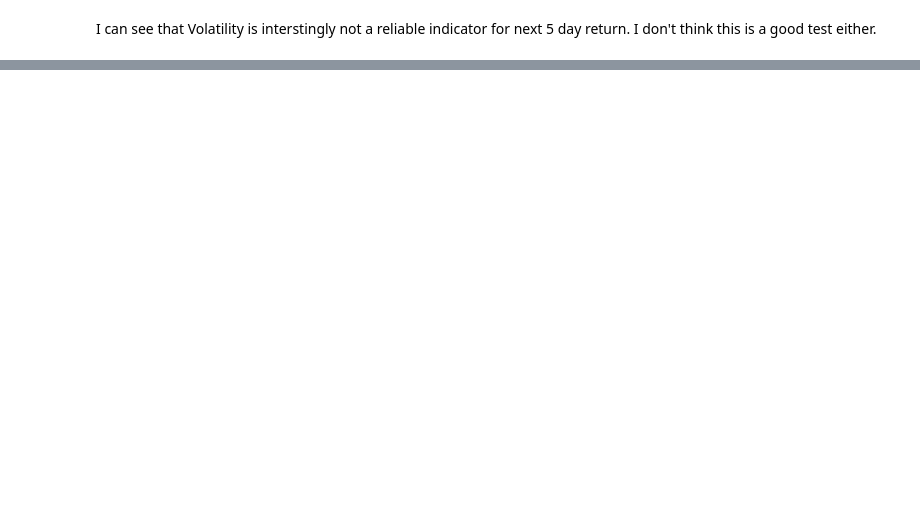
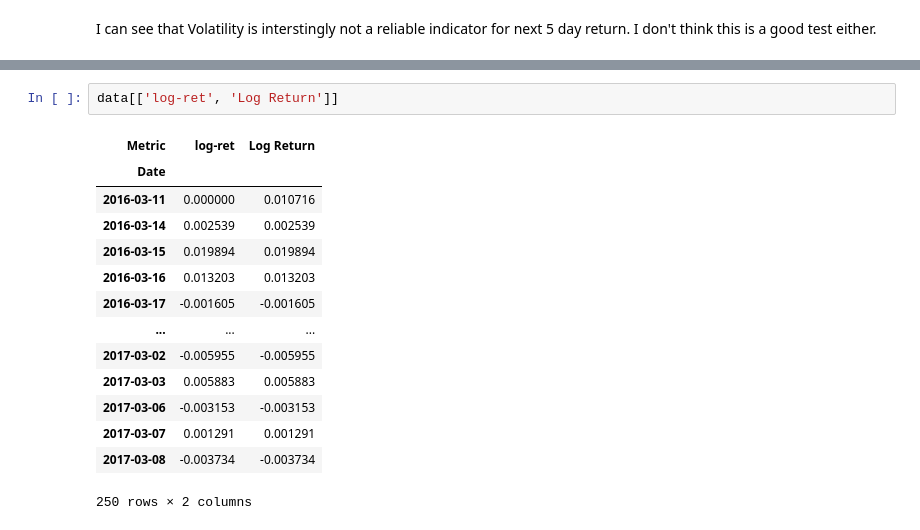
Before and after one commit to sanyam-dev/precog_test, a Jupyter notebook: task 1/task1.ipynb, the cells around one changed output, grey strips where cells are left out. Saved outputs shown, nothing was run; the diff lists cells and outputs as text; blank space fills up the shorter version.

```diff
--- a/task 1/task1.ipynb
+++ b/task 1/task1.ipynb
@@ -829,0 +869,17 @@ I can see that Volatility is interstingly not a reliable indicator for next 5 da
+# %%
+data[['log-ret', 'Log Return']]
+# %% [output]
+| Metric | log-ret | Log Return |
+| Date |  |  |
+| 2016-03-11 | 0.000000 | 0.010716 |
+| 2016-03-14 | 0.002539 | 0.002539 |
+| 2016-03-15 | 0.019894 | 0.019894 |
+| 2016-03-16 | 0.013203 | 0.013203 |
+| 2016-03-17 | -0.001605 | -0.001605 |
+| ... | ... | ... |
+| 2017-03-02 | -0.005955 | -0.005955 |
+| 2017-03-03 | 0.005883 | 0.005883 |
+| 2017-03-06 | -0.003153 | -0.003153 |
+| 2017-03-07 | 0.001291 | 0.001291 |
+| 2017-03-08 | -0.003734 | -0.003734 |
+250 rows × 2 columns
```
Also changed, not shown: parts of 16 cells of this notebook, 10 other files.
